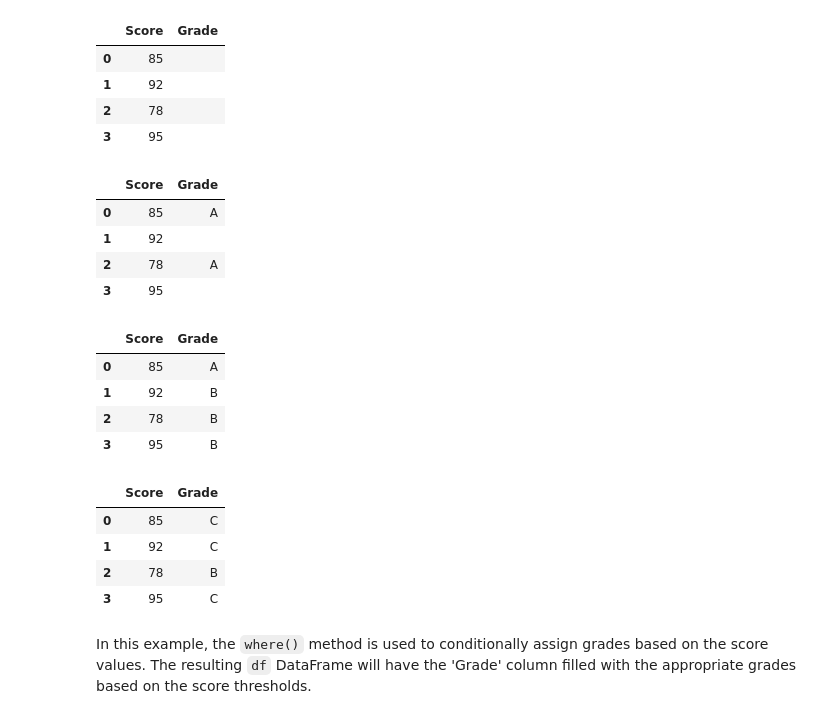
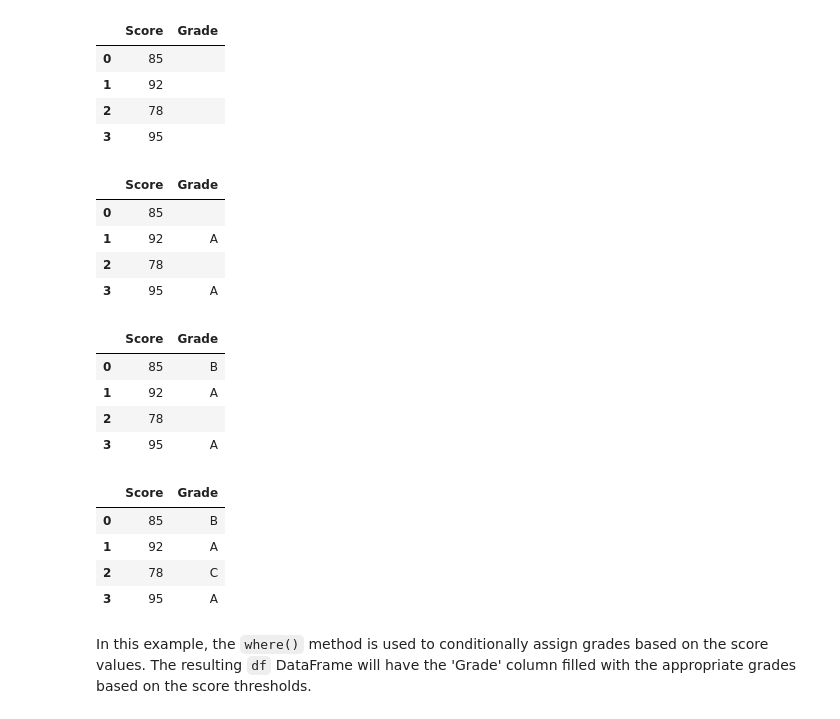
Before and after one commit to pytopia/Data-Processing-for-ML, a Jupyter notebook: Lectures/04 Pandas Fundamentals/05 More on Indexing.ipynb, the cells around one changed output. Drawn from its saved outputs; the diff is of its cells as text; code cells hidden in the pictures.

```diff
--- a/Lectures/04 Pandas Fundamentals/05 More on Indexing.ipynb
+++ b/Lectures/04 Pandas Fundamentals/05 More on Indexing.ipynb
@@ -639,32 +647,32 @@ df
 | 2 | 78 |  |
 | 3 | 95 |  |
 # %%
-df['Grade'] = df['Grade'].where(df['Score'] > 90, 'A')
+df['Grade'] = df['Grade'].where(df['Score'] < 90, 'A')
 df
 # %% [output]
 |  | Score | Grade |
-| 0 | 85 | A |
-| 1 | 92 |  |
-| 2 | 78 | A |
-| 3 | 95 |  |
+| 0 | 85 |  |
+| 1 | 92 | A |
+| 2 | 78 |  |
+| 3 | 95 | A |
 # %%
-df['Grade'] = df['Grade'].where((df['Score'] > 80) & (df['Score'] <= 90), 'B')
+df['Grade'] = df['Grade'].where((df['Score'] < 80) | (df['Score'] > 90), 'B')
 df
 # %% [output]
 |  | Score | Grade |
-| 0 | 85 | A |
-| 1 | 92 | B |
-| 2 | 78 | B |
-| 3 | 95 | B |
+| 0 | 85 | B |
+| 1 | 92 | A |
+| 2 | 78 |  |
+| 3 | 95 | A |
 # %%
-df['Grade'] = df['Grade'].where(df['Score'] <= 80, 'C')
+df['Grade'] = df['Grade'].where(df['Score'] > 80, 'C')
 df
 # %% [output]
 |  | Score | Grade |
-| 0 | 85 | C |
-| 1 | 92 | C |
-| 2 | 78 | B |
-| 3 | 95 | C |
+| 0 | 85 | B |
+| 1 | 92 | A |
+| 2 | 78 | C |
+| 3 | 95 | A |
 # %% [markdown]
 In this example, the `where()` method is used to conditionally assign grades based on the score values. The resulting `df` DataFrame will have the 'Grade' column filled with the appropriate grades based on the score thresholds.
 # %% [markdown]
```
Also changed, not shown: parts of 3 cells of this notebook, 8 other files.
